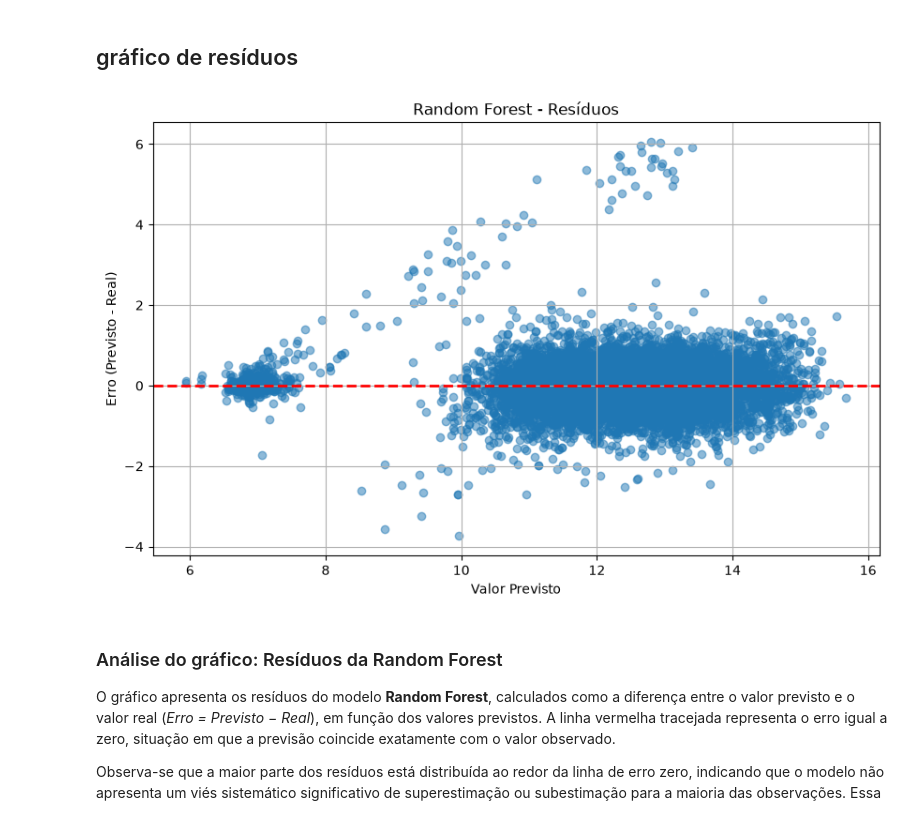
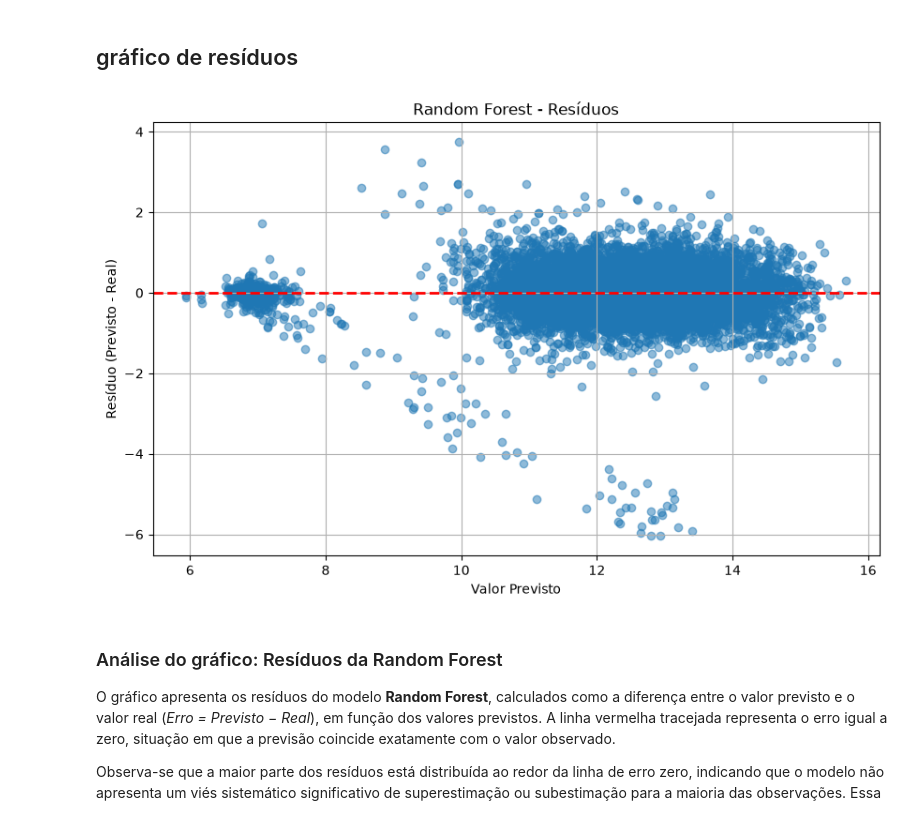
Before and after one commit to MarcioPaiano/SENAI-Projeto3, a Jupyter notebook: notebook/projetofinal.ipynb, the cells around one changed output. Saved outputs shown, nothing was run; the diff lists cells and outputs as text; code cells hidden in the pictures.

```diff
--- a/notebook/projetofinal.ipynb
+++ b/notebook/projetofinal.ipynb
@@ -3466,39 +3466,39 @@ resultado = pd.DataFrame({
     "Previsto": y_pred
 })
 
-resultado["Erro"] = resultado["Previsto"] - resultado["Real"]
+resultado["Residuo"] = resultado["Real"] - resultado["Previsto"]
 
 plt.figure(figsize=(10,6))
 
 plt.scatter(
     resultado["Previsto"],
-    resultado["Erro"],
+    resultado["Residuo"],
     alpha=0.5
 )
 
 plt.axhline(
     y=0,
     color="red",
     linestyle="--",
     linewidth=2
 )
 
 plt.xlabel("Valor Previsto")
-plt.ylabel("Erro (Previsto - Real)")
+plt.ylabel("Resíduo (Previsto - Real)")
 plt.title("Random Forest - Resíduos")
 plt.grid(True)
 
 # Salva o gráfico
 plt.savefig(
     "../outputs/figures/grafico_residuos.png",
     dpi=300,
     bbox_inches="tight"
 )
 
 
 plt.show()
 # %% [output]
-[figure, old version]
+[figure, new version]
 # %% [markdown]
 ### Análise do gráfico: Resíduos da Random Forest
 
```
Also changed, not shown: 2 other files.
